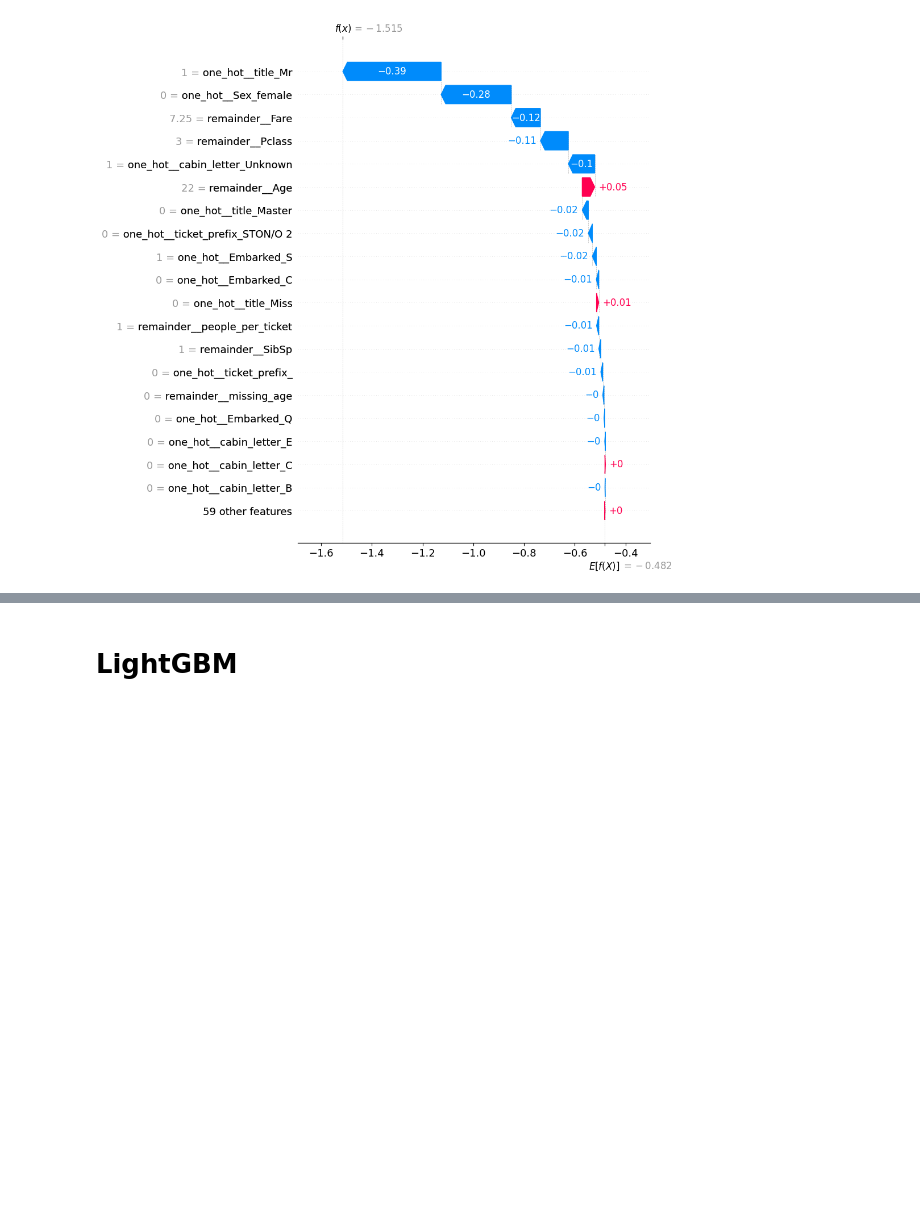
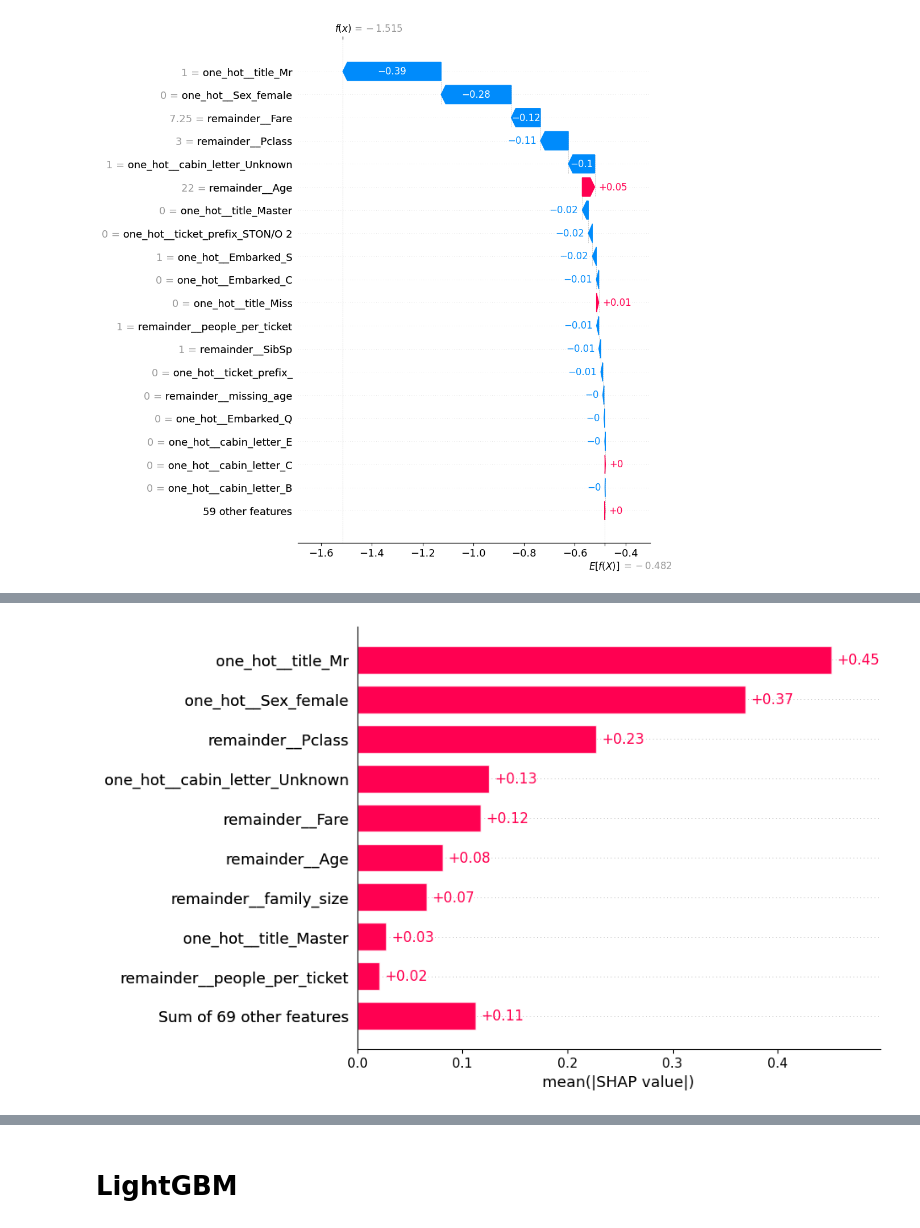
Before and after one commit to VladGnatiuk/projector_ml6, a Jupyter notebook: _vg/homeworks/homework 10. Prjctr HW10. Feature importance.ipynb, the cells around one changed output, grey strips where cells are left out. Cells and saved outputs as stored; diff of their text form; code cells hidden in the pictures; blank space fills up the shorter version.

```diff
--- a/_vg/homeworks/homework 10. Prjctr HW10. Feature importance.ipynb
+++ b/_vg/homeworks/homework 10. Prjctr HW10. Feature importance.ipynb
@@ -227,0 +229,12 @@ shap.plots.bar(shap_values)
+# %%
+
+explanation_all = shap.Explanation(
+    values=shap_values,
+    base_values=explainer.expected_value,
+    data=train_X_df,
+    feature_names=feature_names
+)
+
+shap.plots.bar(explanation_all)
+# %% [output]
+[figure, added]
```
Also changed, not shown: parts of 9 cells of this notebook.
